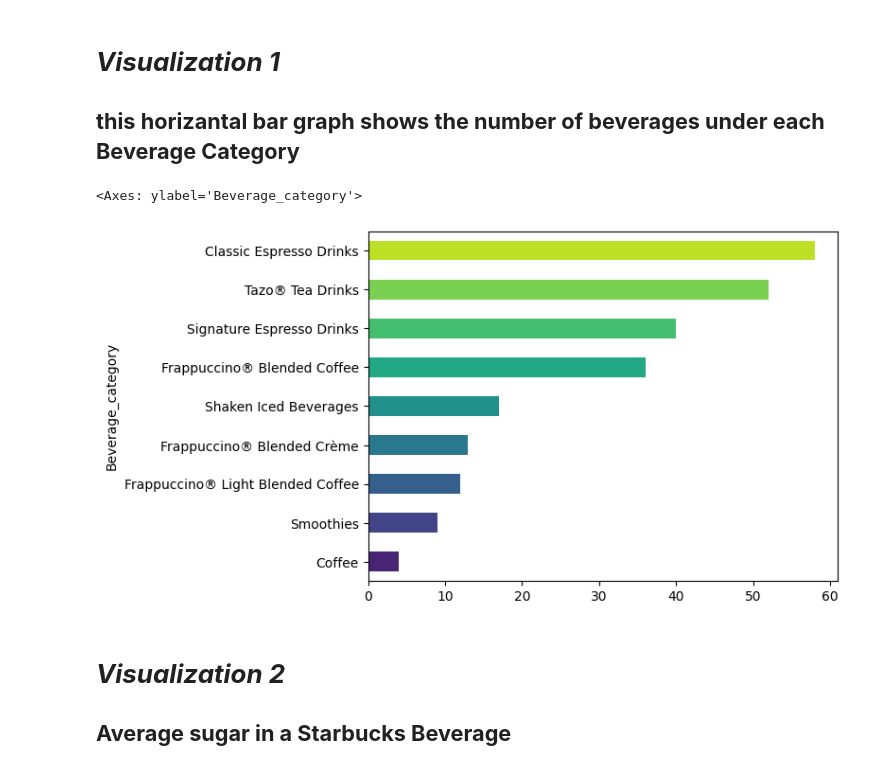
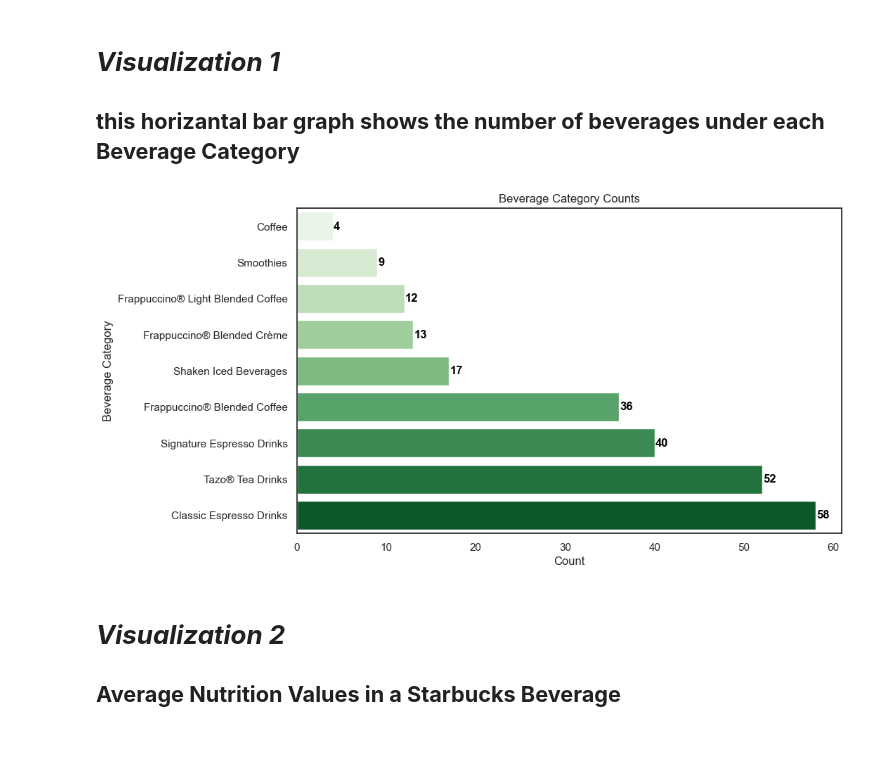
Before and after one commit to nihith-nath/Starbucks-Analysis, a Jupyter notebook: starbucks_analysis.ipynb, the cells around one changed output. Saved outputs shown, nothing was run; the diff lists cells and outputs as text; code cells hidden in the pictures; blank space fills up the shorter version.

```diff
--- a/starbucks_analysis.ipynb
+++ b/starbucks_analysis.ipynb
@@ -160,13 +174,27 @@ memory usage: 35.8+ KB
 
 ## **this horizantal bar graph shows the number of beverages under each Beverage Category**
 # %%
-bev_counts =drinks_df['Beverage_category'].value_counts().sort_values(ascending=True)
-custom_palette = sb.color_palette("viridis", len(bev_counts))
-bev_counts.plot(kind = "barh",color =custom_palette )
+
+bev_counts = drinks_df['Beverage_category'].value_counts().sort_values(ascending=True)
+
+sb.set(style="white")
+
+plt.figure(figsize=(10, 6))
+ax = sb.barplot(x=bev_counts, y=bev_counts.index,palette= ("Greens"),hue=bev_counts.index)
+
+# Annotate each bar with its count
+for i, v in enumerate(bev_counts):
+    ax.text(v + 0.1, i, str(v), color='black', va='center', fontweight='bold')
+
+# Set labels and title
+plt.xlabel('Count')
+plt.ylabel('Beverage Category')
+plt.title('Beverage Category Counts')
+
+plt.show()
 # %% [output]
-<Axes: ylabel='Beverage_category'>
-[figure, old version]
+[figure, new version]
 # %% [markdown]
 # ***Visualization 2***
 
-## **Average sugar in a Starbucks Beverage**
+## **Average Nutrition Values in a Starbucks Beverage**
```
Also changed, not shown: parts of 11 cells of this notebook.
